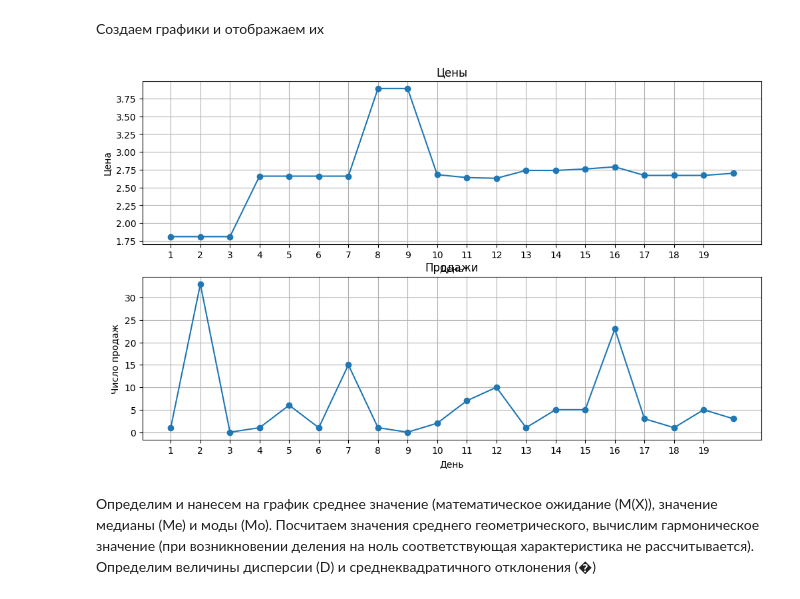
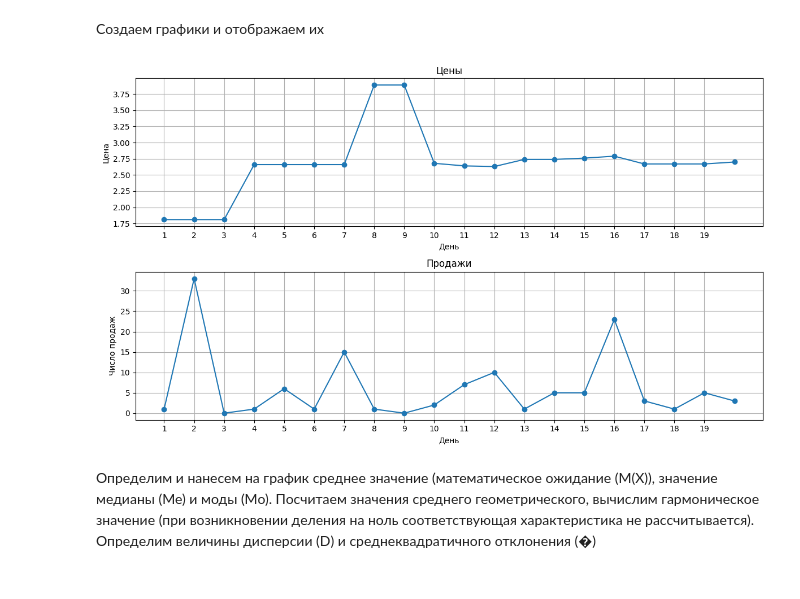
Before and after one commit to BVyaches/MLPerm, a Jupyter notebook: MathAnalysis.ipynb, the cells around one changed output. Saved outputs shown, nothing was run; the diff lists cells and outputs as text; code cells hidden in the pictures.

```diff
--- a/MathAnalysis.ipynb
+++ b/MathAnalysis.ipynb
@@ -17,34 +17,35 @@ dates = [i for i in range(1, 21)]
 prices = [float(row[1].replace(',', '.')) for row in data]
 sales = [float(row[2].replace(',', '.')) for row in data]
 
 fig, ax = plt.subplots(2, 1, figsize=(12, 7))
 
 price_plot = ax[0]
 price_plot.plot(dates, prices, marker='o', label='Цена')
 
 price_plot.set_xlabel(title[0])
 price_plot.set_ylabel(title[1])
 price_plot.set_title('Цены')
 price_plot.set_xticks(np.arange(min(dates), max(dates), 1))
 
 price_plot.locator_params('y', nbins=len(set(prices)))
 
 ax[0] = price_plot
 price_plot.grid()
 
 sales_plot = ax[1]
 sales_plot.plot(dates, sales, marker='o', label='Продажи')
 
 sales_plot.set_xlabel(title[0])
 sales_plot.set_ylabel(title[2])
 sales_plot.set_title('Продажи')
 sales_plot.set_xticks(np.arange(min(dates), max(dates), 1))
 
 ax[1] = sales_plot
 sales_plot.grid()
+fig.tight_layout()
 plt.show()
 # %% [output]
-[figure, old version]
+[figure, new version]
 # %% [markdown]
 Определим и нанесем на график среднее значение (математическое ожидание (М(Х)), значение медианы (Ме) и моды (Мо). Посчитаем значения среднего геометрического, вычислим гармоническое
 значение (при возникновении деления на ноль соответствующая характеристика не рассчитывается).
```
